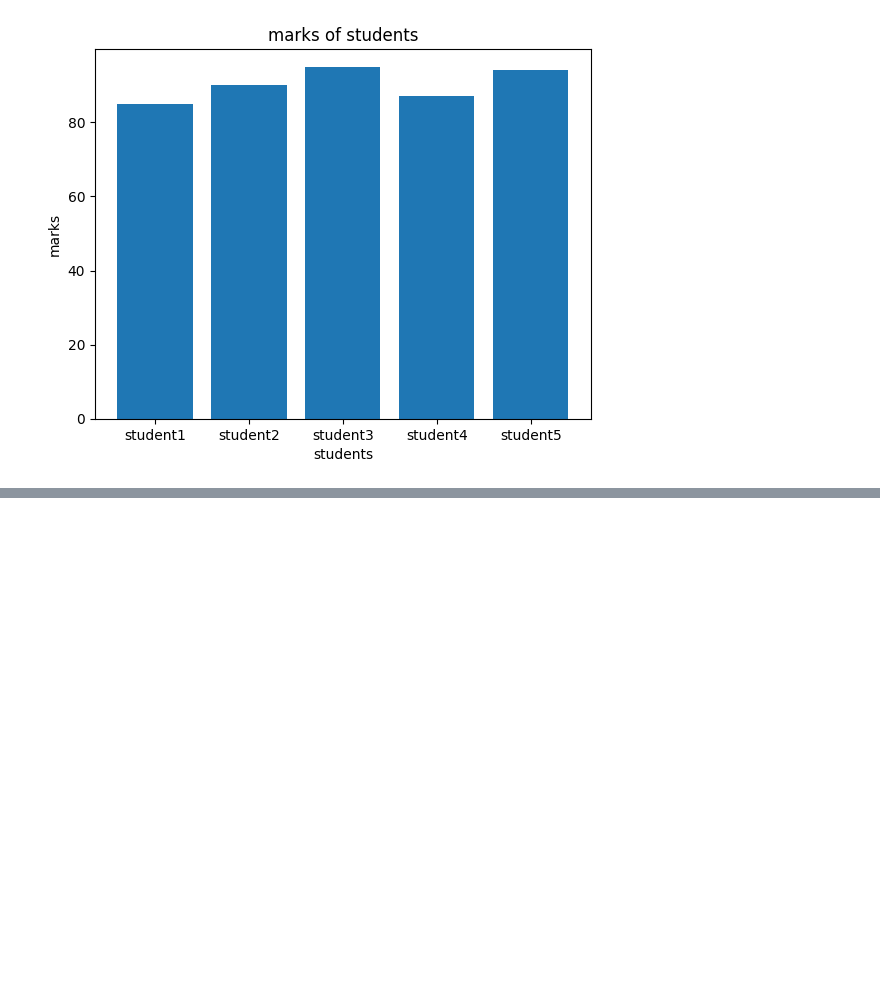
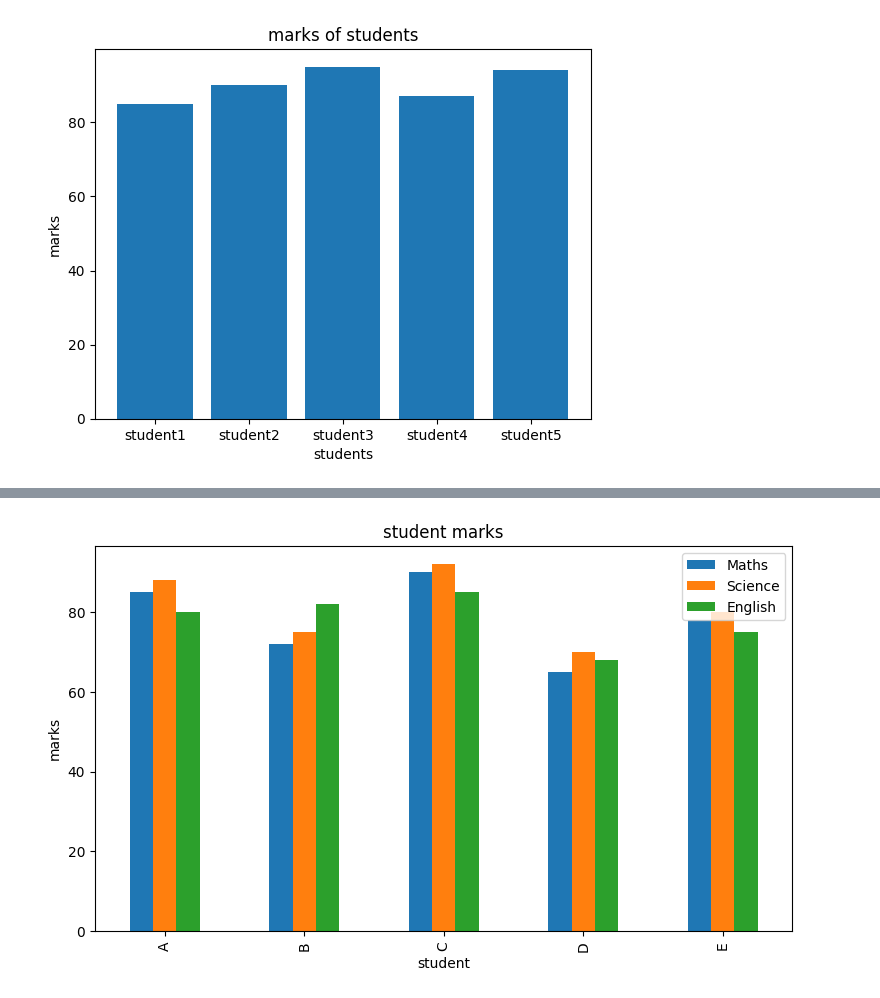
Before and after one commit to sapavatvishnugovind9666-arch/my-first-project, a Jupyter notebook: student_marks_analysis.ipynb, the cells around one changed output, grey strips where cells are left out. Drawn from its saved outputs; the diff is of its cells as text; code cells hidden in the pictures; blank space fills up the shorter version.

Commit message:
Update student marks analysis

```diff
--- a/student_marks_analysis.ipynb
+++ b/student_marks_analysis.ipynb
@@ -23,3 +23,19 @@ plt.title("marks of students")
 plt.show()
 # %% [output]
 [figure]
+# %%
+import pandas as pd
+data = {
+    "Student": ["A", "B", "C", "D", "E"],
+    "Maths": [85, 72, 90, 65, 78],
+    "Science": [88, 75, 92, 70, 80],
+    "English": [80, 82, 85, 68, 75]
+}
+
+df = pd.DataFrame(data)
+
+print("Highest marks in each subject:")
+print(df[["Maths", "Science", "English"]].max())
+
+print("\nLowest marks in each subject:")
+print(df[["Maths", "Science", "English"]].min())
@@ -25,0 +54,9 @@ plt.show()
+# %%
+import matplotlib.pyplot as plt
+df.set_index("Student")[["Maths","Science","English"]].plot(kind='bar',figsize=(9,5))
+plt.title("student marks")
+plt.xlabel("student")
+plt.ylabel("marks")
+plt.show()
+# %% [output]
+[figure, added]
```
Also changed, not shown: parts of 1 cell of this notebook.
